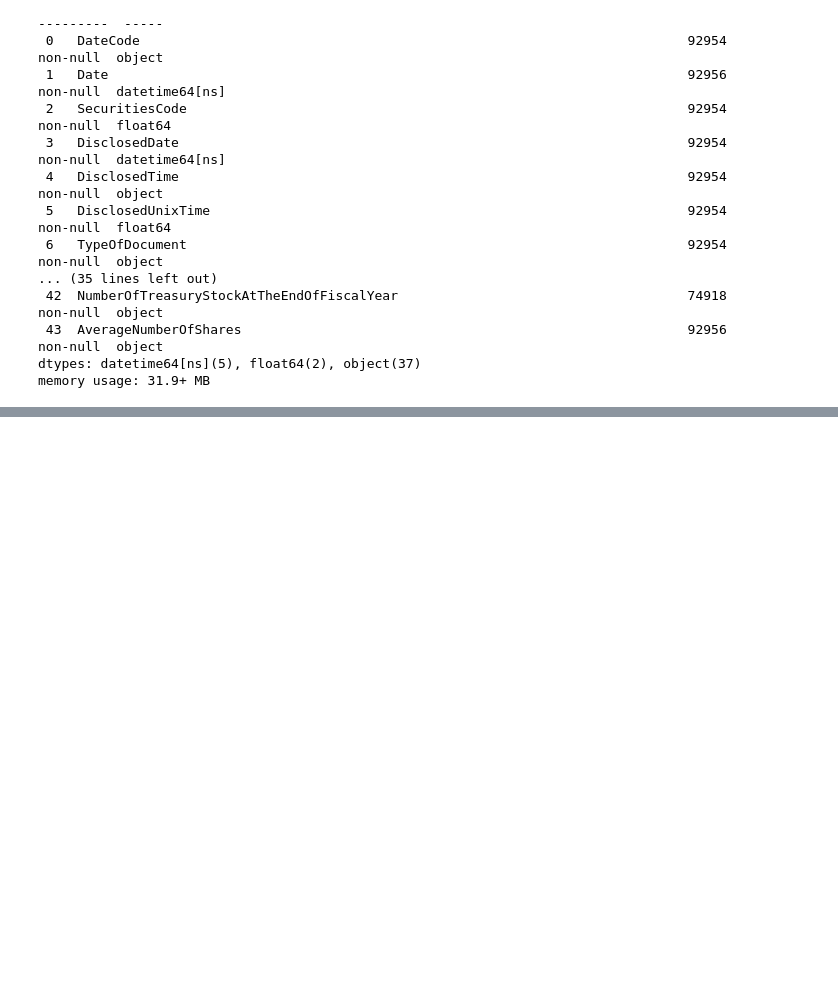
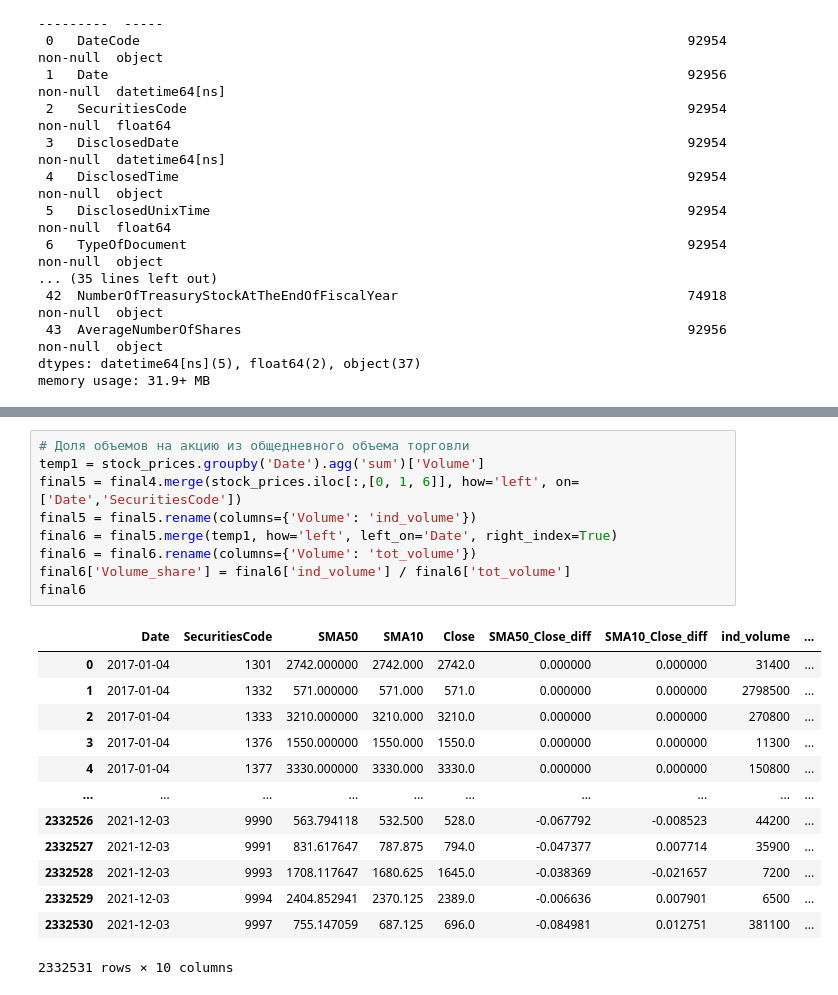
Before and after one commit to vasilyevdmitry14/JPX, a Jupyter notebook: main.ipynb, the cells around one changed output, grey strips where cells are left out. Saved outputs shown, nothing was run; the diff lists cells and outputs as text; blank space fills up the shorter version.

Commit message:
Volume feature

```diff
--- a/main.ipynb
+++ b/main.ipynb
@@ -267,0 +268,23 @@ final4
+# %%
+# Доля объемов на акцию из общедневного объема торговли
+temp1 = stock_prices.groupby('Date').agg('sum')['Volume']
+final5 = final4.merge(stock_prices.iloc[:,[0, 1, 6]], how='left', on=['Date','SecuritiesCode'])
+final5 = final5.rename(columns={'Volume': 'ind_volume'})
+final6 = final5.merge(temp1, how='left', left_on='Date', right_index=True)
+final6 = final6.rename(columns={'Volume': 'tot_volume'})
+final6['Volume_share'] = final6['ind_volume'] / final6['tot_volume']
+final6
+# %% [output]
+|  | Date | SecuritiesCode | SMA50 | SMA10 | Close | SMA50_Close_diff | SMA10_Close_diff | ind_volume | ... |
+| 0 | 2017-01-04 | 1301 | 2742.000000 | 2742.000 | 2742.0 | 0.000000 | 0.000000 | 31400 | ... |
+| 1 | 2017-01-04 | 1332 | 571.000000 | 571.000 | 571.0 | 0.000000 | 0.000000 | 2798500 | ... |
+| 2 | 2017-01-04 | 1333 | 3210.000000 | 3210.000 | 3210.0 | 0.000000 | 0.000000 | 270800 | ... |
+| 3 | 2017-01-04 | 1376 | 1550.000000 | 1550.000 | 1550.0 | 0.000000 | 0.000000 | 11300 | ... |
+| 4 | 2017-01-04 | 1377 | 3330.000000 | 3330.000 | 3330.0 | 0.000000 | 0.000000 | 150800 | ... |
+| ... | ... | ... | ... | ... | ... | ... | ... | ... | ... |
+| 2332526 | 2021-12-03 | 9990 | 563.794118 | 532.500 | 528.0 | -0.067792 | -0.008523 | 44200 | ... |
+| 2332527 | 2021-12-03 | 9991 | 831.617647 | 787.875 | 794.0 | -0.047377 | 0.007714 | 35900 | ... |
+| 2332528 | 2021-12-03 | 9993 | 1708.117647 | 1680.625 | 1645.0 | -0.038369 | -0.021657 | 7200 | ... |
+| 2332529 | 2021-12-03 | 9994 | 2404.852941 | 2370.125 | 2389.0 | -0.006636 | 0.007901 | 6500 | ... |
+| 2332530 | 2021-12-03 | 9997 | 755.147059 | 687.125 | 696.0 | -0.084981 | 0.012751 | 381100 | ... |
+2332531 rows × 10 columns
```
Also changed, not shown: parts of 14 cells of this notebook.
